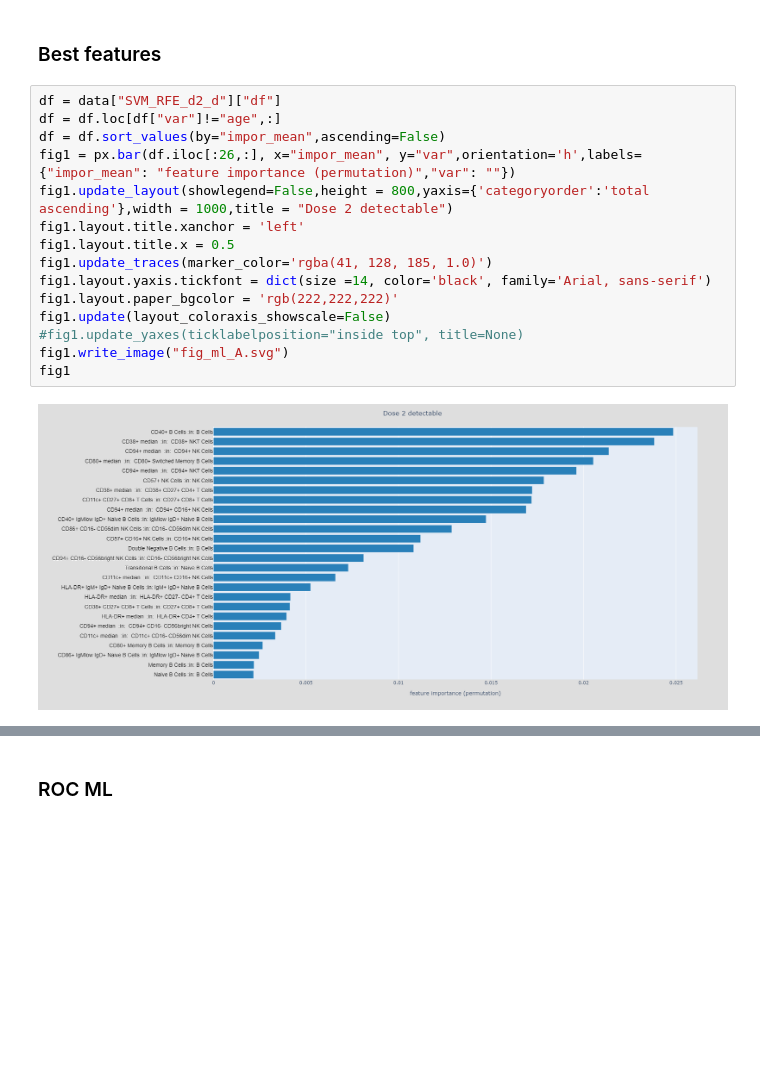
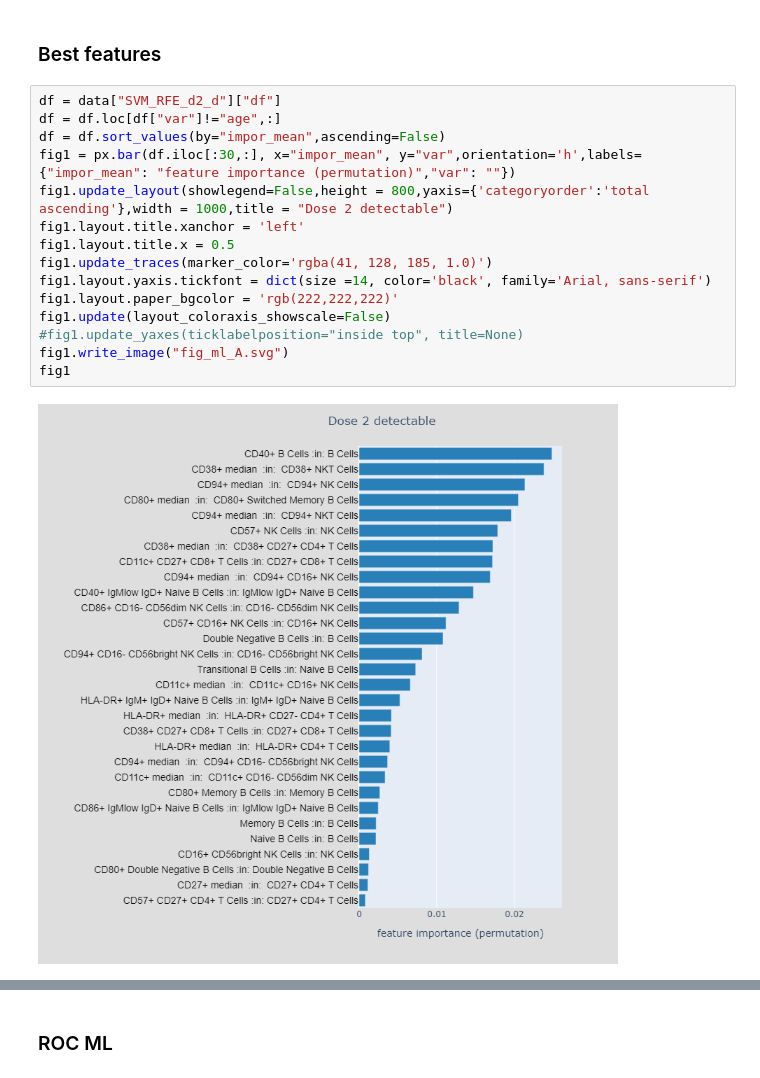
Before and after one commit to rafael-veiga/immunological_covid, a Jupyter notebook: figs.ipynb, the cells around one changed output, grey strips where cells are left out. Cells and saved outputs as stored; diff of their text form; blank space fills up the shorter version.

```diff
--- a/figs.ipynb
+++ b/figs.ipynb
@@ -363,20 +369,20 @@ file.close()
 # %%
 df = data["SVM_RFE_d2_d"]["df"]
 df = df.loc[df["var"]!="age",:]
 df = df.sort_values(by="impor_mean",ascending=False)
-fig1 = px.bar(df.iloc[:26,:], x="impor_mean", y="var",orientation='h',labels={"impor_mean": "feature importance (permutation)","var": ""})
+fig1 = px.bar(df.iloc[:30,:], x="impor_mean", y="var",orientation='h',labels={"impor_mean": "feature importance (permutation)","var": ""})
 fig1.update_layout(showlegend=False,height = 800,yaxis={'categoryorder':'total ascending'},width = 1000,title = "Dose 2 detectable")
 fig1.layout.title.xanchor = 'left'
 fig1.layout.title.x = 0.5
 fig1.update_traces(marker_color='rgba(41, 128, 185, 1.0)')
 fig1.layout.yaxis.tickfont = dict(size =14, color='black', family='Arial, sans-serif')
 fig1.layout.paper_bgcolor = 'rgb(222,222,222)'
 fig1.update(layout_coloraxis_showscale=False)
 #fig1.update_yaxes(ticklabelposition="inside top", title=None)
 fig1.write_image("fig_ml_A.svg")
 fig1
 # %% [output]
-[figure, old version]
+[figure, new version]
 # %%
 df = data["SVM_RFE_d3_p"]["df"]
 df = df.loc[df["var"]!="age",:]
```
Also changed, not shown: parts of 5 cells of this notebook, 1 other file.
